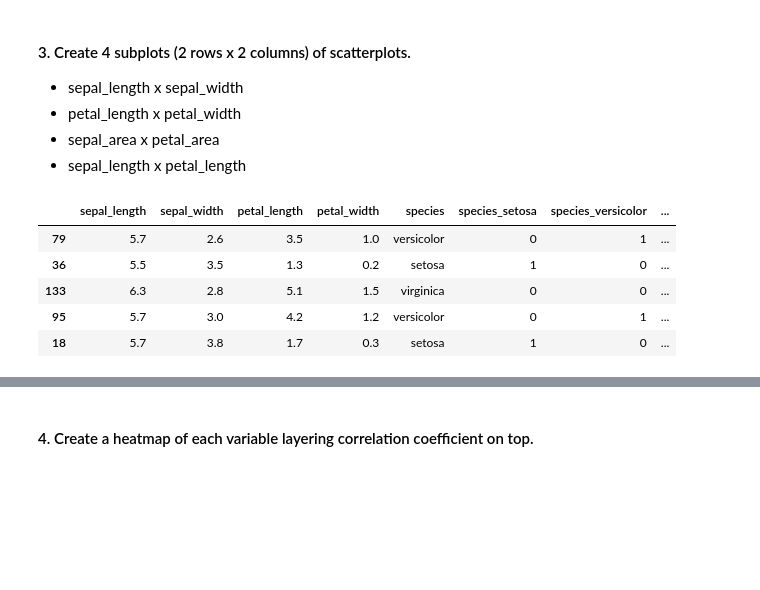
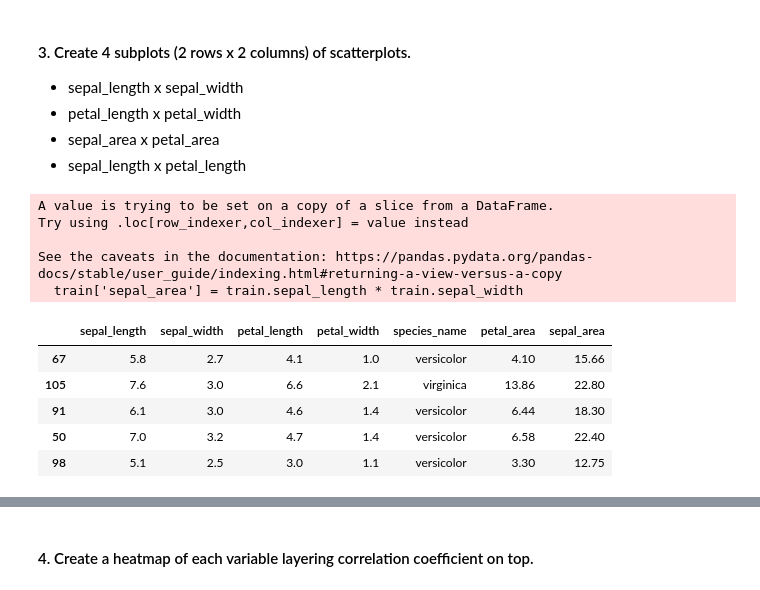
Before and after one commit to lupeluna/classification-exercises, a Jupyter notebook: classification_exercises.ipynb, the cells around one changed output, grey strips where cells are left out. Cells and saved outputs as stored; diff of their text form; code cells hidden in the pictures; blank space fills up the shorter version.

```diff
--- a/classification_exercises.ipynb
+++ b/classification_exercises.ipynb
@@ -331 +365,4 @@ iris_df = acquire.new_iris_data()
+# %%
+#drop columns that are not needed
+iris=iris.drop(columns=['species_id', 'measurement_id'])
 # %%
@@ -374,0 +375,6 @@ memory usage: 6.4+ KB
+# %%
+#split data using sklearn import
+
+train_and_validate, test = train_test_split(iris,test_size=.15,random_state=123)
+
+train, validate = train_test_split(train_and_validate,test_size=.15,random_state=123)
@@ -446,0 +696,3 @@ crosstab
+# %%
+#create new column that is train
+train['petal_area'] = train.petal_length * train.petal_width
@@ -451,15 +718,21 @@ crosstab
 - sepal_area x petal_area
 - sepal_length x petal_length
 # %%
-#create new column for sepal area and petal area
-iris_train['sepal_area']= iris_train['sepal_length'] * iris_train['sepal_width']
-iris_train['petal_area']= iris_train['petal_length'] * iris_train['petal_width']
+#create columns for sepal are and petal area
+train['sepal_area'] = train.sepal_length * train.sepal_width
+#train['petal_area'] = train.petal_length * train.petal_width <-- this row did not run because I already create it above
+# %% [output]
+A value is trying to be set on a copy of a slice from a DataFrame.
+Try using .loc[row_indexer,col_indexer] = value instead
+
+See the caveats in the documentation: https://pandas.pydata.org/pandas-docs/stable/user_guide/indexing.html#returning-a-view-versus-a-copy
+  train['sepal_area'] = train.sepal_length * train.sepal_width
 # %%
-iris_train.head()
+train.head()
 # %% [output]
-|  | sepal_length | sepal_width | petal_length | petal_width | species | species_setosa | species_versicolor | ... |
-| 79 | 5.7 | 2.6 | 3.5 | 1.0 | versicolor | 0 | 1 | ... |
-| 36 | 5.5 | 3.5 | 1.3 | 0.2 | setosa | 1 | 0 | ... |
-| 133 | 6.3 | 2.8 | 5.1 | 1.5 | virginica | 0 | 0 | ... |
-| 95 | 5.7 | 3.0 | 4.2 | 1.2 | versicolor | 0 | 1 | ... |
-| 18 | 5.7 | 3.8 | 1.7 | 0.3 | setosa | 1 | 0 | ... |
+|  | sepal_length | sepal_width | petal_length | petal_width | species_name | petal_area | sepal_area |
+| 67 | 5.8 | 2.7 | 4.1 | 1.0 | versicolor | 4.10 | 15.66 |
+| 105 | 7.6 | 3.0 | 6.6 | 2.1 | virginica | 13.86 | 22.80 |
+| 91 | 6.1 | 3.0 | 4.6 | 1.4 | versicolor | 6.44 | 18.30 |
+| 50 | 7.0 | 3.2 | 4.7 | 1.4 | versicolor | 6.58 | 22.40 |
+| 98 | 5.1 | 2.5 | 3.0 | 1.1 | versicolor | 3.30 | 12.75 |
```
Also changed, not shown: parts of 100 cells of this notebook.
